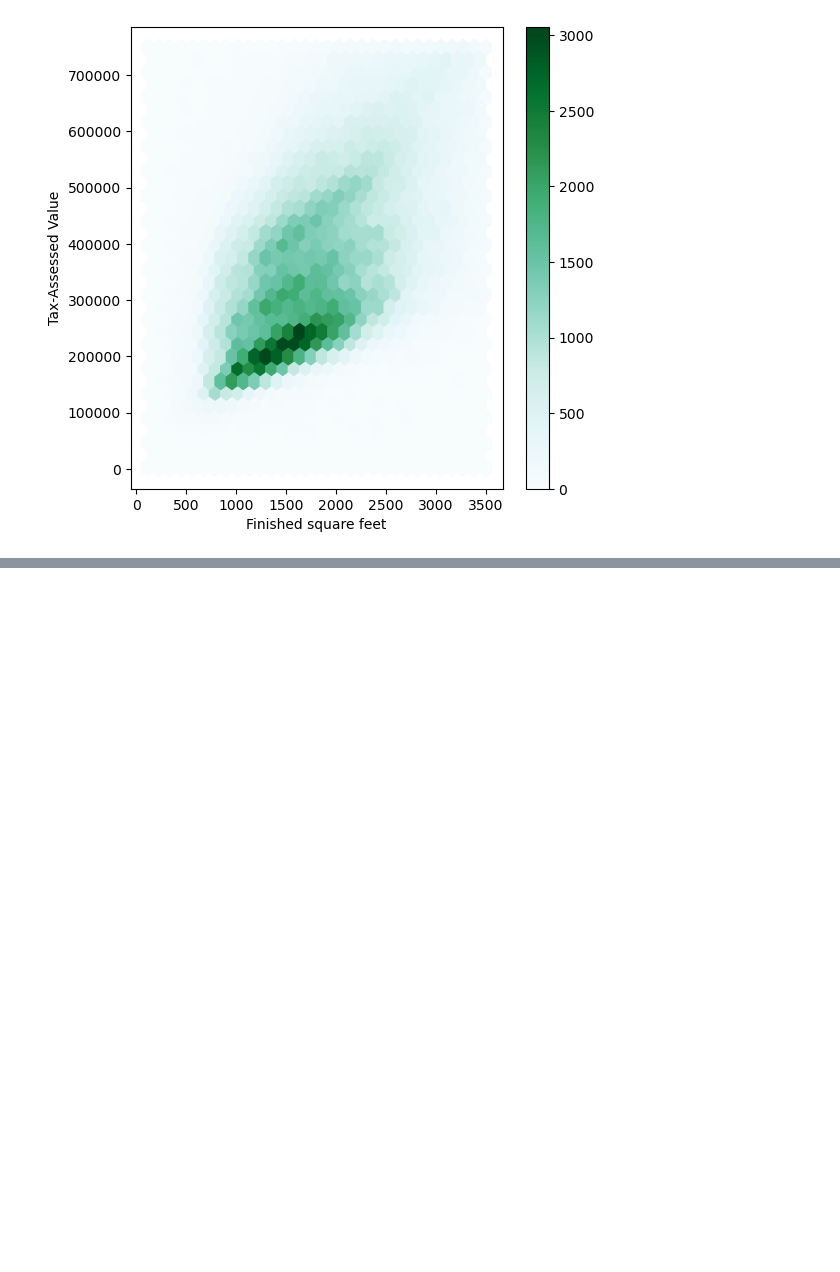
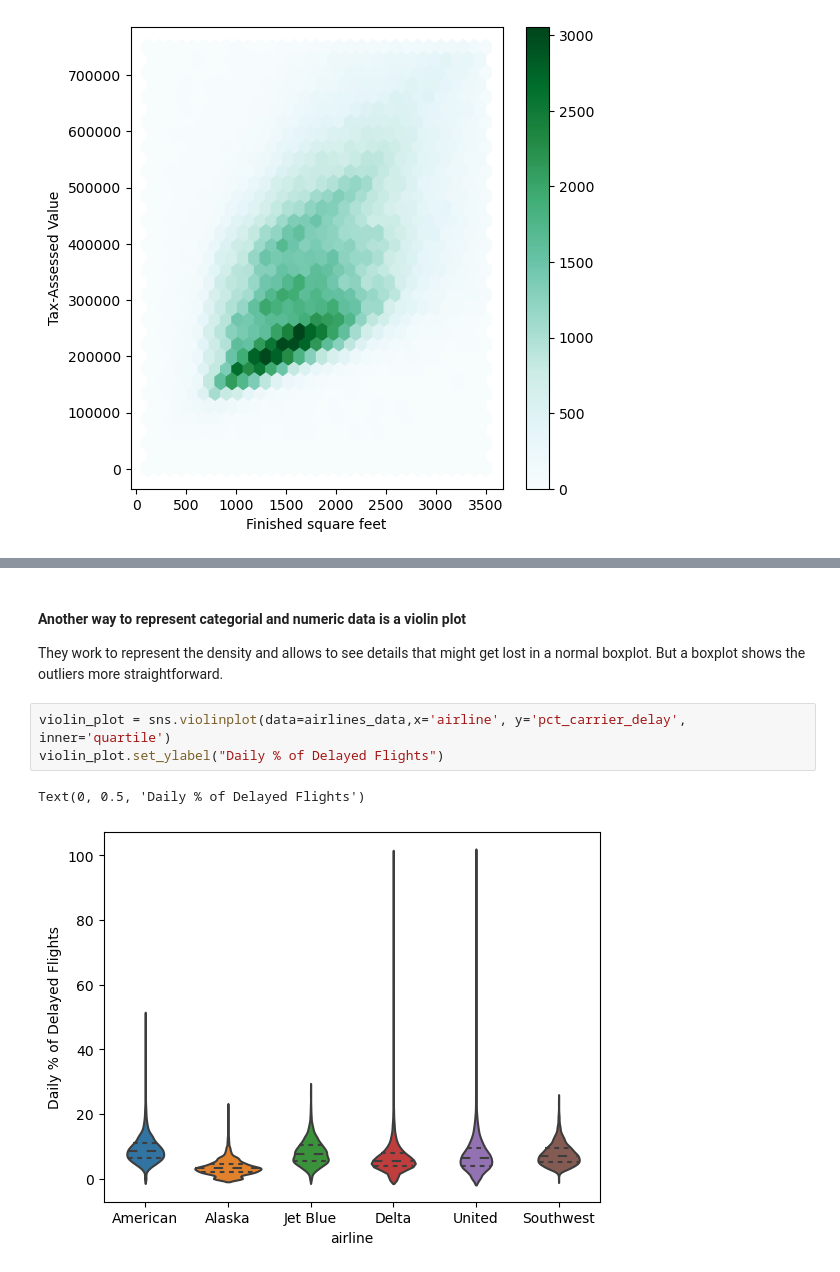
Before and after one commit to dnewbie25/PracticaL-Statistics-with-Python, a Jupyter notebook: CH1_EDA/mean_median.ipynb, the cells around one changed output, grey strips where cells are left out. Cells and saved outputs as stored; diff of their text form; blank space fills up the shorter version.

```diff
--- a/CH1_EDA/mean_median.ipynb
+++ b/CH1_EDA/mean_median.ipynb
@@ -201,0 +222,10 @@ Text(0, 0.5, 'Tax-Assessed Value')
+# %% [markdown]
+#### Another way to represent categorial and numeric data is a violin plot
+
+They work to represent the density and allows to see details that might get lost in a normal boxplot. But a boxplot shows the outliers more straightforward.
+# %%
+violin_plot = sns.violinplot(data=airlines_data,x='airline', y='pct_carrier_delay', inner='quartile')
+violin_plot.set_ylabel("Daily % of Delayed Flights")
+# %% [output]
+Text(0, 0.5, 'Daily % of Delayed Flights')
+[figure, added]
```
Also changed, not shown: parts of 3 cells of this notebook, 1 other file.
